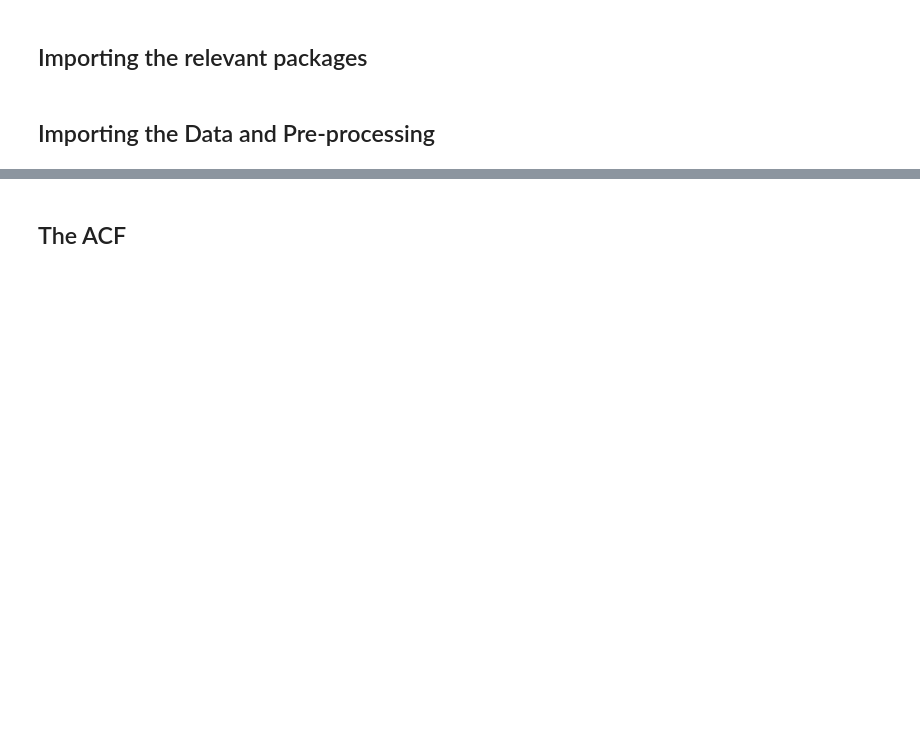
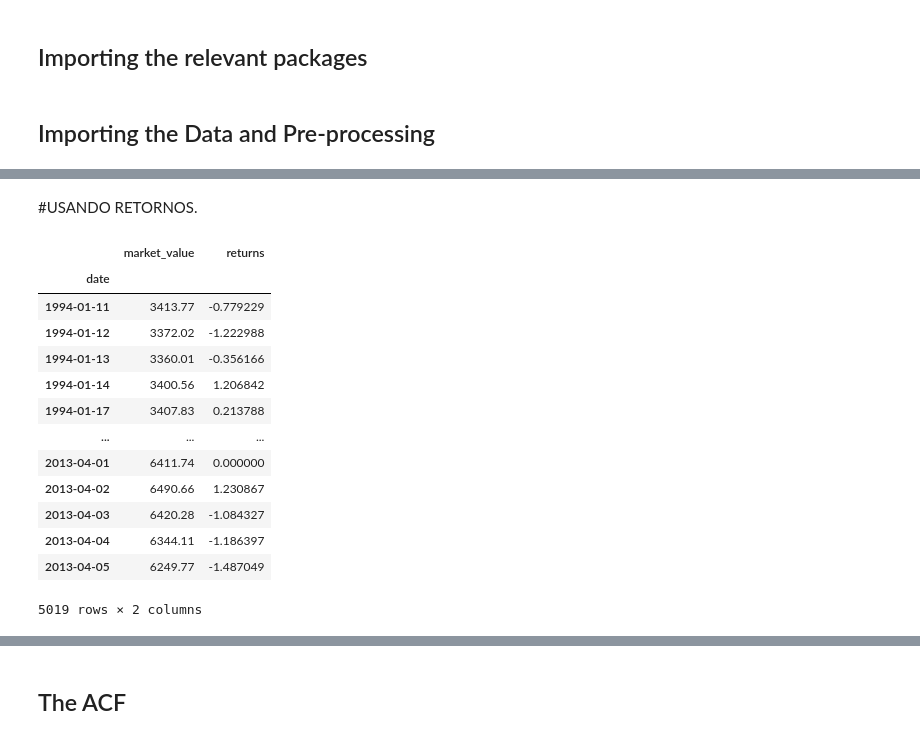
Before and after one commit to pacomm5/curso-series-temporales, a Jupyter notebook: 5. Modelos AR autorregresivos/Python/Tarea_Retornos.ipynb, the cells around one changed output, grey strips where cells are left out. Drawn from its saved outputs; the diff is of its cells as text; code cells hidden in the pictures; blank space fills up the shorter version.

```diff
--- a/5. Modelos AR autorregresivos/Python/Tarea_Retornos.ipynb
+++ b/5. Modelos AR autorregresivos/Python/Tarea_Retornos.ipynb
@@ -30,0 +46,22 @@ df, df_test = df_comp.iloc[:size], df_comp.iloc[size:]
+# %% [markdown]
+#USANDO RETORNOS.
+# %%
+df["returns"] = df.market_value.pct_change(1).mul(100) # pct_change es el porcentaje de cambio. lo guardamos como returns.
+df = df.iloc[1:] # nos elimina la primera fila
+# %%
+df
+# %% [output]
+|  | market_value | returns |
+| date |  |  |
+| 1994-01-11 | 3413.77 | -0.779229 |
+| 1994-01-12 | 3372.02 | -1.222988 |
+| 1994-01-13 | 3360.01 | -0.356166 |
+| 1994-01-14 | 3400.56 | 1.206842 |
+| 1994-01-17 | 3407.83 | 0.213788 |
+| ... | ... | ... |
+| 2013-04-01 | 6411.74 | 0.000000 |
+| 2013-04-02 | 6490.66 | 1.230867 |
+| 2013-04-03 | 6420.28 | -1.084327 |
+| 2013-04-04 | 6344.11 | -1.186397 |
+| 2013-04-05 | 6249.77 | -1.487049 |
+5019 rows × 2 columns
```
Also changed, not shown: parts of 3 cells of this notebook.
